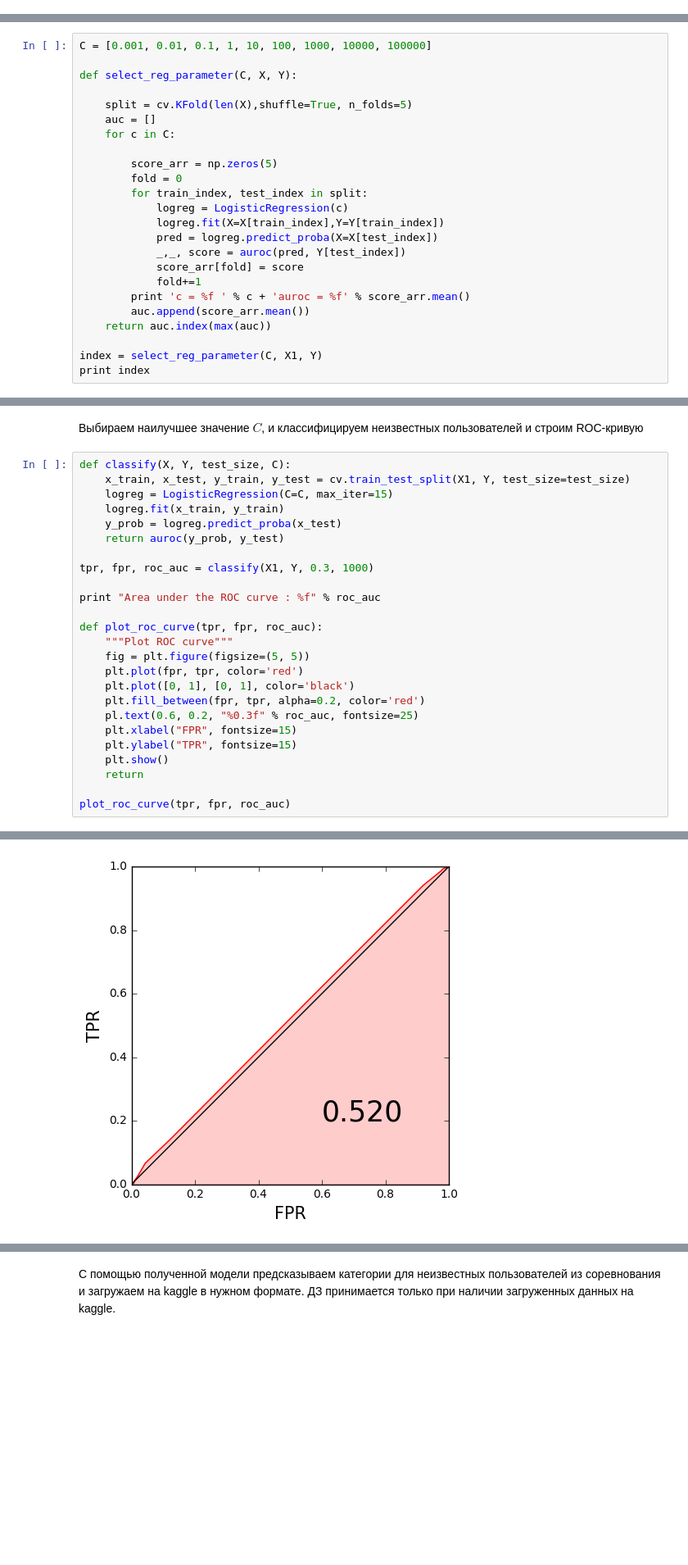
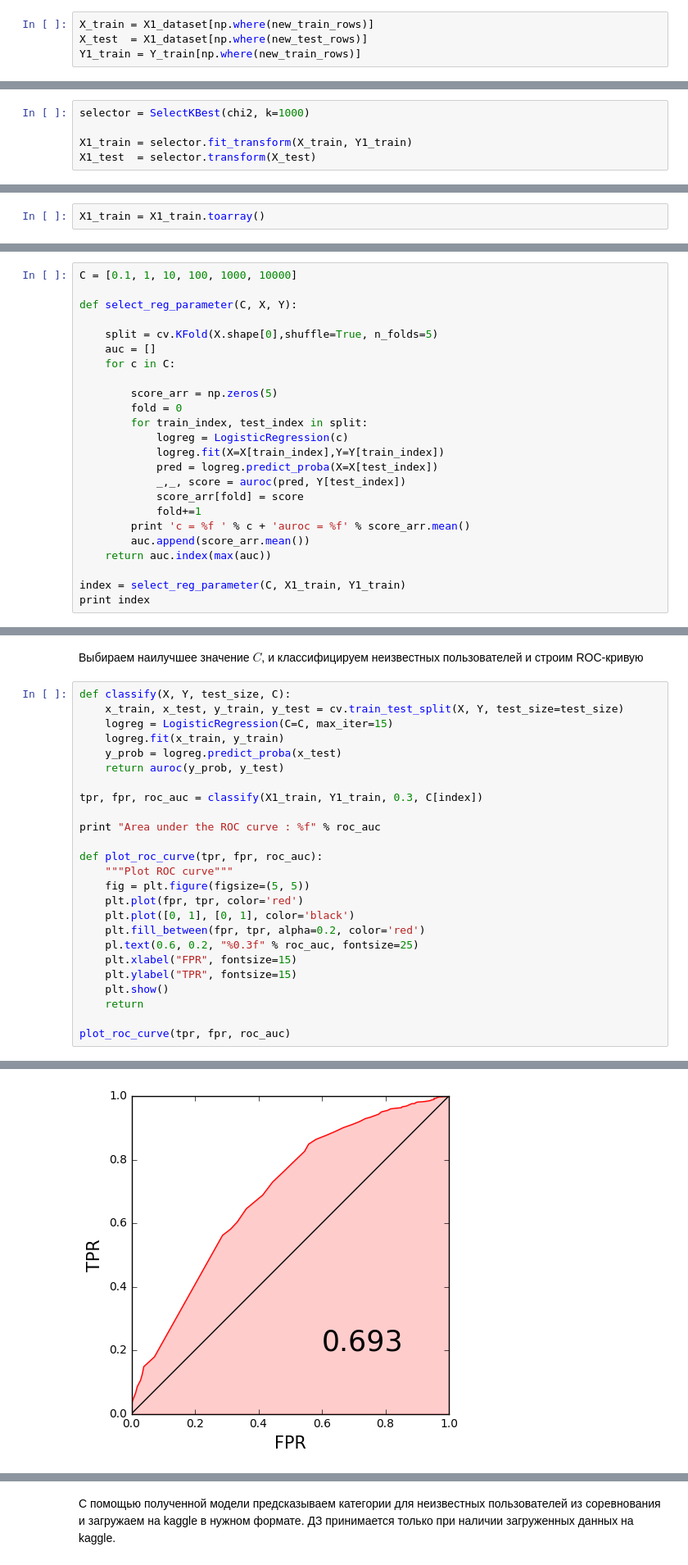
Before and after one commit to IlyaMarkovMipt/sphereDataMining, a Jupyter notebook: hw5/homework-5-st.ipynb, the cells around one changed output, grey strips where cells are left out. Shown: that part at 82% size. Saved outputs shown, nothing was run; the diff lists cells and outputs as text; blank space fills up the shorter version.

```diff
--- a/hw5/homework-5-st.ipynb
+++ b/hw5/homework-5-st.ipynb
@@ -66,3 +94,12 @@ features_counts = draw_log_hist(X)
+# %%
+X_train = X1_dataset[np.where(new_train_rows)]
+X_test  = X1_dataset[np.where(new_test_rows)]
+Y1_train = Y_train[np.where(new_train_rows)]
 # %% [markdown]
 Проведем отбор признаков. В самом простом случае просто удаляем признаки, имеющие ненулевое значение у менее, чем 100 пользователей.
+# %%
+selector = SelectKBest(chi2, k=1000)
+
+X1_train = selector.fit_transform(X_train, Y1_train)
+X1_test  = selector.transform(X_test)
 # %%
@@ -69,0 +107,2 @@ X1 = X.tocsc()[:, features_counts > 100].toarray()
+# %%
+X1_train = X1_train.toarray()
@@ -187,11 +228,11 @@ def auroc(y_prob, y_true):
 # %% [markdown]
 Разделим выборку с помощью методики кросс-валидации для того, чтобы настроить параметр регуляризации $C$
 # %%
-C = [0.001, 0.01, 0.1, 1, 10, 100, 1000, 10000, 100000]
+C = [0.1, 1, 10, 100, 1000, 10000]
 
 def select_reg_parameter(C, X, Y):
 
-    split = cv.KFold(len(X),shuffle=True, n_folds=5)
+    split = cv.KFold(X.shape[0],shuffle=True, n_folds=5)
     auc = []
     for c in C:
 
@@ -208,6 +249,6 @@ def select_reg_parameter(C, X, Y):
         auc.append(score_arr.mean())
     return auc.index(max(auc))
 
-index = select_reg_parameter(C, X1, Y)
+index = select_reg_parameter(C, X1_train, Y1_train)
 print index
 # %% [output]
@@ -229,13 +267,13 @@ C[index]
 Выбираем наилучшее значение $C$, и классифицируем неизвестных пользователей и строим ROC-кривую
 # %%
 def classify(X, Y, test_size, C):
-    x_train, x_test, y_train, y_test = cv.train_test_split(X1, Y, test_size=test_size)
+    x_train, x_test, y_train, y_test = cv.train_test_split(X, Y, test_size=test_size)
     logreg = LogisticRegression(C=C, max_iter=15)
     logreg.fit(x_train, y_train)
     y_prob = logreg.predict_proba(x_test)
     return auroc(y_prob, y_test)
 
-tpr, fpr, roc_auc = classify(X1, Y, 0.3, 1000)
+tpr, fpr, roc_auc = classify(X1_train, Y1_train, 0.3, C[index])
 
 print "Area under the ROC curve : %f" % roc_auc
 
@@ -257 +295 @@ Area under the ROC curve : 0.519869
-[figure, old version]
+[figure, new version]
```
Also changed, not shown: parts of 19 cells of this notebook.
